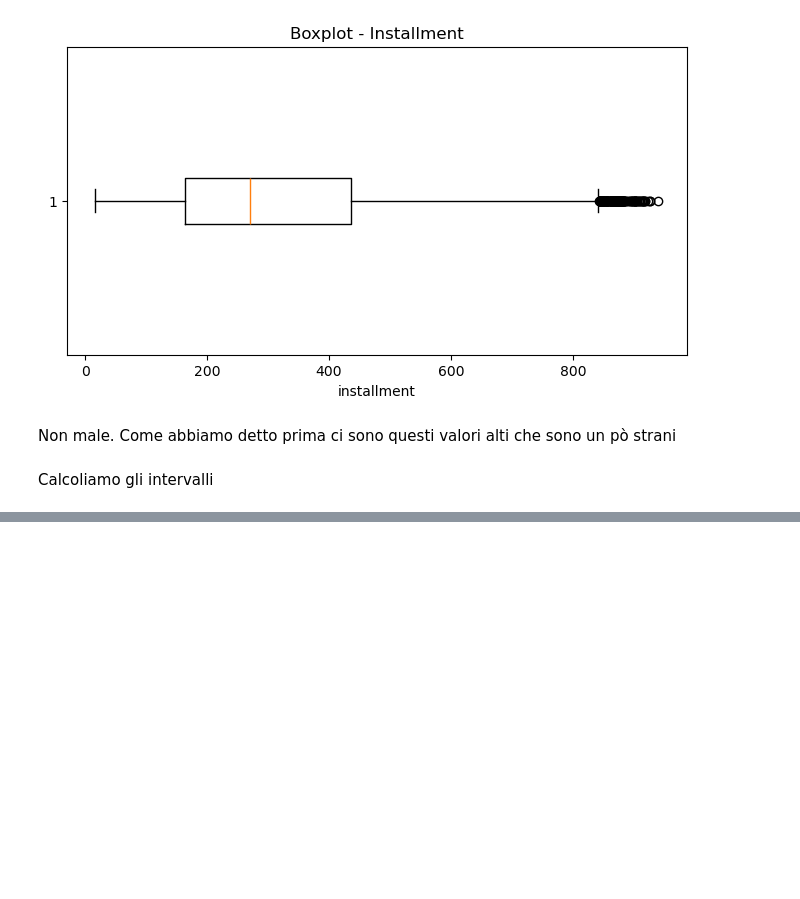
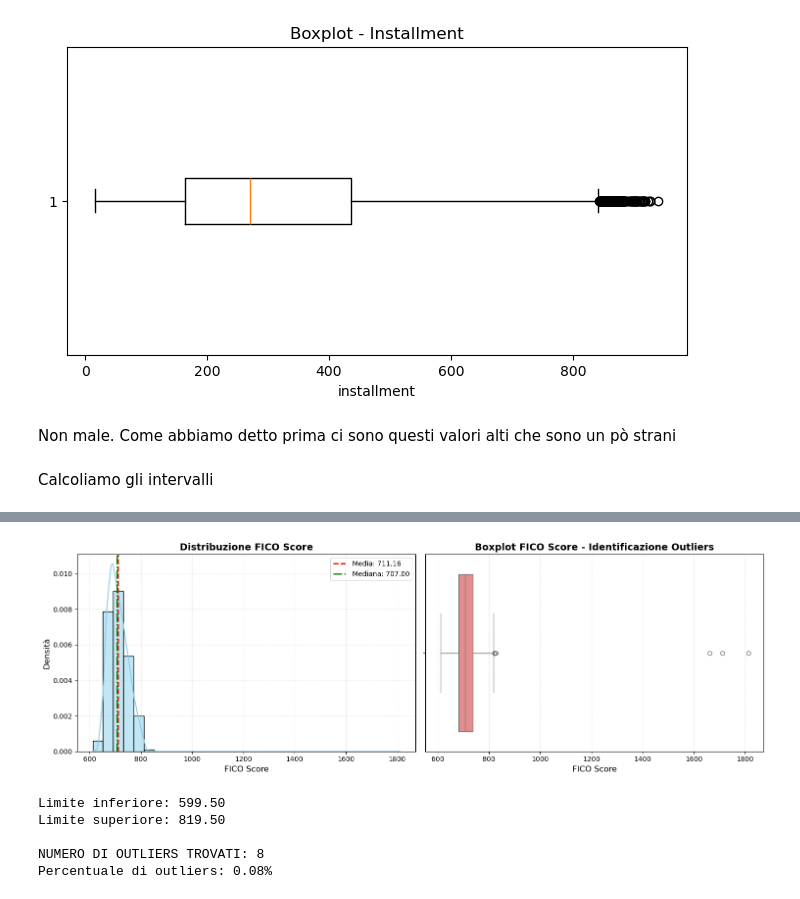
Before and after one commit to gabrielniculaesei/lendingclub-dataset, a Jupyter notebook: Project.ipynb, the cells around one changed output, grey strips where cells are left out. Cells and saved outputs as stored; diff of their text form; code cells hidden in the pictures; blank space fills up the shorter version.

Commit message:
Fico

```diff
--- a/Project.ipynb
+++ b/Project.ipynb
@@ -810,0 +822,47 @@ Calcoliamo gli intervalli
+# %%
+# Visualizzazione distribuzione FICO Score
+fig, axes = plt.subplots(1, 2, figsize=(15, 5))
+
+# Istogramma + KDE
+ax1 = axes[0]
+sns.histplot(data['fico_score'], bins=30, kde=True, color='skyblue', edgecolor='black', ax=ax1, stat='density')
+ax1.axvline(data['fico_score'].mean(), color='red', linestyle='--', linewidth=2, label=f'Media: {data["fico_score"].mean():.2f}')
+ax1.axvline(data['fico_score'].median(), color='green', linestyle='-.', linewidth=2, label=f'Mediana: {data["fico_score"].median():.2f}')
+ax1.set_title('Distribuzione FICO Score', fontsize=14, fontweight='bold')
+ax1.set_xlabel('FICO Score', fontsize=12)
+ax1.set_ylabel('Densità', fontsize=12)
+ax1.legend()
+ax1.grid(True, linestyle='--', alpha=0.3)
+
+# Boxplot
+ax2 = axes[1]
+sns.boxplot(x=data['fico_score'], color='lightcoral', ax=ax2)
+ax2.set_title('Boxplot FICO Score - Identificazione Outliers', fontsize=14, fontweight='bold')
+ax2.set_xlabel('FICO Score', fontsize=12)
+ax2.grid(True, linestyle='--', alpha=0.3, axis='x')
+
+plt.tight_layout()
+plt.show()
+# %% [output]
+[figure, added]
+# %%
+# Identificazione outliers per FICO Score
+Q1_fico = data['fico_score'].quantile(0.25)
+Q3_fico = data['fico_score'].quantile(0.75)
+IQR_fico = Q3_fico - Q1_fico
+
+lower_bound_fico = Q1_fico - 1.5 * IQR_fico
+upper_bound_fico = Q3_fico + 1.5 * IQR_fico
+
+print(f'Limite inferiore: {lower_bound_fico:.2f}')
+print(f'Limite superiore: {upper_bound_fico:.2f}')
+
+outliers_fico = data[(data['fico_score'] < lower_bound_fico) | (data['fico_score'] > upper_bound_fico)]
+print(f'\nNUMERO DI OUTLIERS TROVATI: {outliers_fico.shape[0]}')
+print(f'Percentuale di outliers: {(outliers_fico.shape[0] / len(data)) * 100:.2f}%')
+# %% [output]
+Limite inferiore: 599.50
+Limite superiore: 819.50
+
+NUMERO DI OUTLIERS TROVATI: 8
+Percentuale di outliers: 0.08%
```
Also changed, not shown: parts of 14 cells of this notebook, 1 other file.
